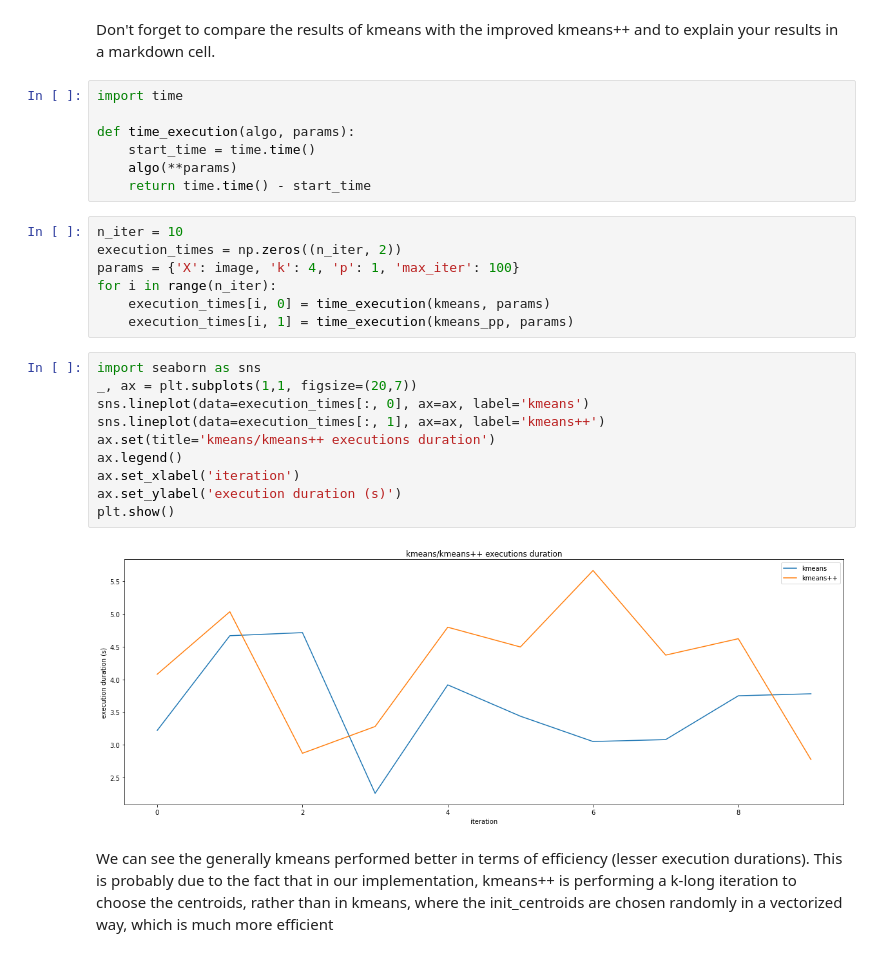
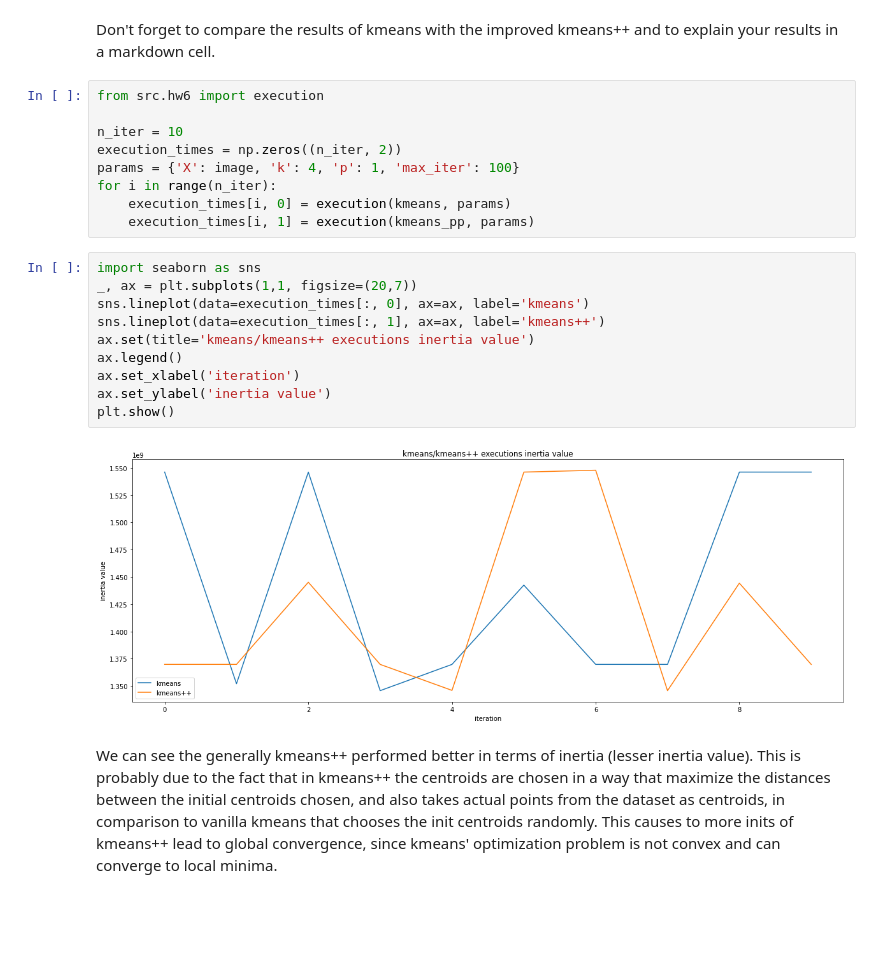
Before and after one commit to lotenn/Machine-Learning-from-Data-3141-2022-2, a Jupyter notebook: hwa6/hw6_201466349_313591851.ipynb, the cells around one changed output. Drawn from its saved outputs; the diff is of its cells as text; blank space fills up the shorter version.

```diff
--- a/hwa6/hw6_201466349_313591851.ipynb
+++ b/hwa6/hw6_201466349_313591851.ipynb
@@ -189,31 +186,26 @@ io.show()
 [figure]
 # %% [markdown]
 Don't forget to compare the results of kmeans with the improved kmeans++ and to explain your results in a markdown cell.
-# %%
-import time
-
-def time_execution(algo, params):
-    start_time = time.time()
-    algo(**params)
-    return time.time() - start_time
 # %%
+from src.hw6 import execution
+
 n_iter = 10
 execution_times = np.zeros((n_iter, 2))
 params = {'X': image, 'k': 4, 'p': 1, 'max_iter': 100}
 for i in range(n_iter):
-    execution_times[i, 0] = time_execution(kmeans, params)
-    execution_times[i, 1] = time_execution(kmeans_pp, params)
+    execution_times[i, 0] = execution(kmeans, params)
+    execution_times[i, 1] = execution(kmeans_pp, params)
 # %%
 import seaborn as sns
 _, ax = plt.subplots(1,1, figsize=(20,7))
 sns.lineplot(data=execution_times[:, 0], ax=ax, label='kmeans')
 sns.lineplot(data=execution_times[:, 1], ax=ax, label='kmeans++')
-ax.set(title='kmeans/kmeans++ executions duration')
+ax.set(title='kmeans/kmeans++ executions inertia value')
 ax.legend()
 ax.set_xlabel('iteration')
-ax.set_ylabel('execution duration (s)')
+ax.set_ylabel('inertia value')
 plt.show()
 # %% [output]
-[figure, old version]
+[figure, new version]
-# %% [markdown]
-We can see the generally kmeans performed better in terms of efficiency (lesser execution durations). This is probably due to the fact that in our implementation, kmeans++ is performing a k-long iteration to choose the centroids, rather than in kmeans, where the init_centroids are chosen randomly in a vectorized way, which is much more efficient
+# %% [markdown]
+We can see the generally kmeans++ performed better in terms of inertia (lesser inertia value). This is probably due to the fact that in kmeans++ the centroids are chosen in a way that maximize the distances between the initial centroids chosen, and also takes actual points from the dataset as centroids, in comparison to vanilla kmeans that chooses the init centroids randomly. This causes to more inits of kmeans++ lead to global convergence, since kmeans' optimization problem is not convex and can converge to local minima.
```
Also changed, not shown: parts of 4 cells of this notebook, 1 other file.
